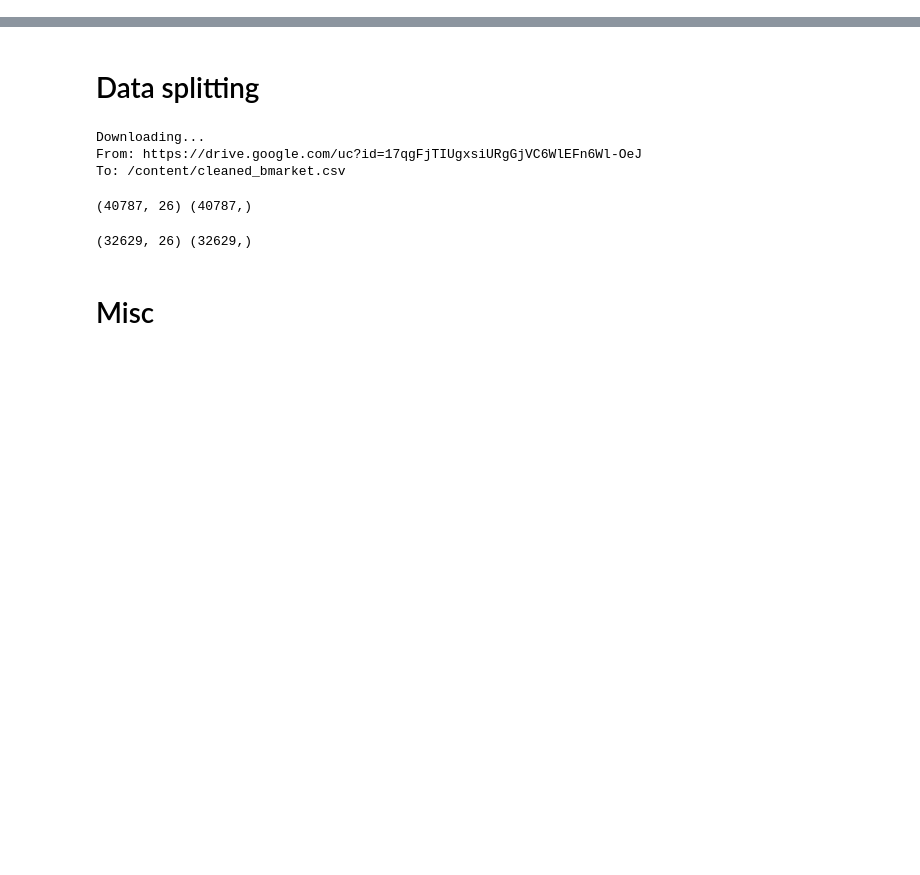
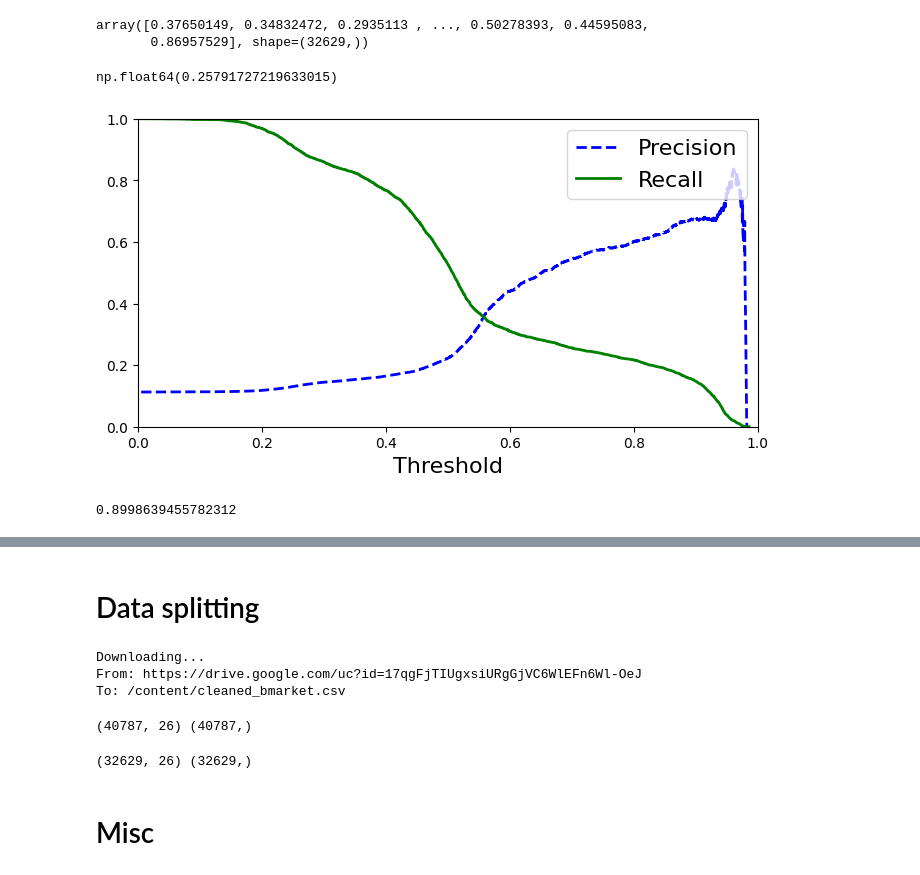
Before and after one commit to HigherGround189/EGT309-Team-Harish-Kanna, a Jupyter notebook: notebooks/Zhexiang_Model_training.ipynb, the cells around one changed output, grey strips where cells are left out. Saved outputs shown, nothing was run; the diff lists cells and outputs as text; code cells hidden in the pictures; blank space fills up the shorter version.

```diff
--- a/notebooks/Zhexiang_Model_training.ipynb
+++ b/notebooks/Zhexiang_Model_training.ipynb
@@ -19,0 +32,9 @@ from sklearn.model_selection import StratifiedKFold, train_test_split
+# %%
+model = joblib.load('c:/Module/AI_Solution_Development/EGT309-Team-Harish-Kanna/data/06_models/RandomForestClassifier/RandomForestClassifier.pkl')
+# %%
+import pandas as pd
+
+X_test = pd.read_pickle('c:/Module/AI_Solution_Development/EGT309-Team-Harish-Kanna/data/05_model_input/X_test.pkl')
+y_test = pd.read_pickle('c:/Module/AI_Solution_Development/EGT309-Team-Harish-Kanna/data/05_model_input/Y_test.pkl')
+X_train = pd.read_pickle('c:/Module/AI_Solution_Development/EGT309-Team-Harish-Kanna/data/05_model_input/X_train.pkl')
+y_train = pd.read_pickle('c:/Module/AI_Solution_Development/EGT309-Team-Harish-Kanna/data/05_model_input/Y_train.pkl')
@@ -19,0 +49,14 @@ from sklearn.model_selection import StratifiedKFold, train_test_split
+# %%
+from sklearn.model_selection import cross_val_predict
+
+y_proba = cross_val_predict(
+            model, X_train, y_train, cv=5, method="predict_proba"
+        )
+# %%
+y_scores
+# %% [output]
+array([0.37650149, 0.34832472, 0.2935113 , ..., 0.50278393, 0.44595083,
+       0.86957529], shape=(32629,))
+# %%
+from sklearn.metrics import precision_recall_curve
+precisions, recalls, thresholds = precision_recall_curve(y_train, y_proba[:, 1])
@@ -19,0 +65,20 @@ from sklearn.model_selection import StratifiedKFold, train_test_split
+# %%
+thresholds[best_index]
+# %% [output]
+np.float64(0.25791727219633015)
+# %%
+import matplotlib.pyplot as plt
+
+def plot_precision_recall_curve(precisions, recalls, thresholds):
+    plt.plot(thresholds, precisions[:-1], "b--", label="Precision", linewidth=2)
+    plt.plot(thresholds, recalls[:-1], "g-", label="Recall", linewidth=2)
+    plt.xlabel("Threshold", fontsize=16)
+    plt.legend(loc="upper right", fontsize=16)
+    plt.xlim([0, 1])
+    plt.ylim([0, 1])
+
+plt.figure(figsize=(8, 4))
+plot_precision_recall_curve(precisions, recalls, thresholds)
+plt.show()
+# %% [output]
+[figure, added]
@@ -19,0 +87,6 @@ from sklearn.model_selection import StratifiedKFold, train_test_split
+# %%
+from sklearn.metrics import recall_score
+
+recall_score(y_train, y_train_pred)
+# %% [output]
+0.8998639455782312
```
Also changed, not shown: parts of 12 cells of this notebook, 5 other files.
